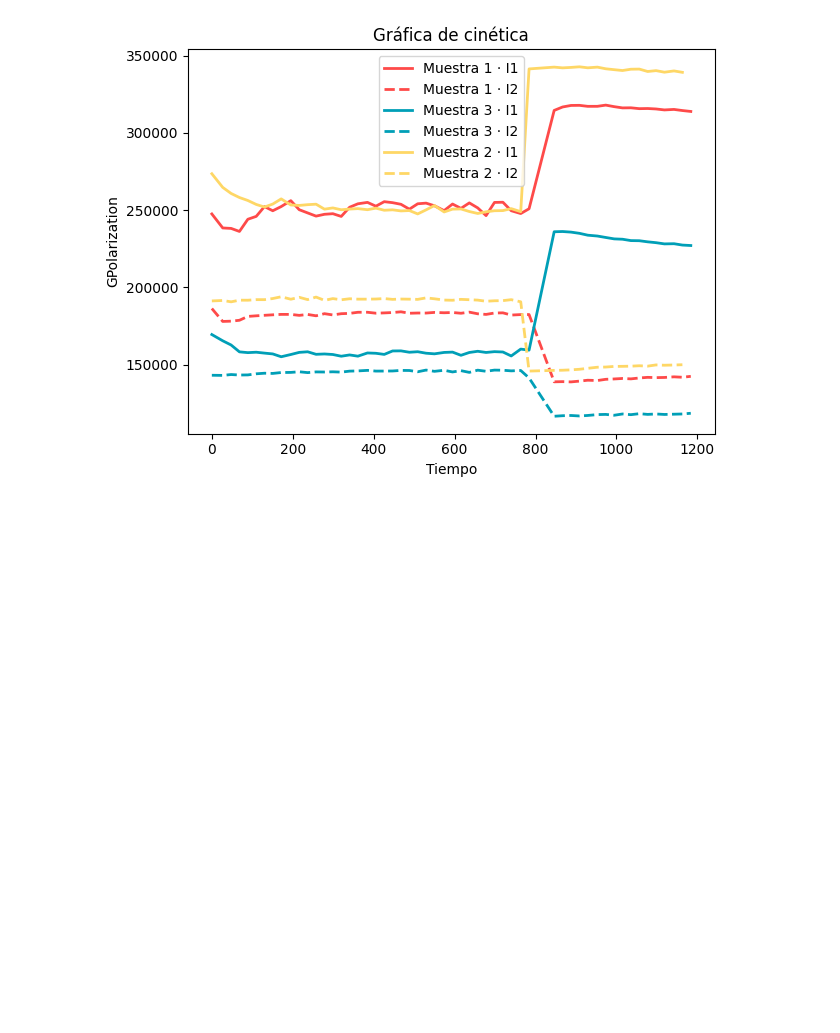
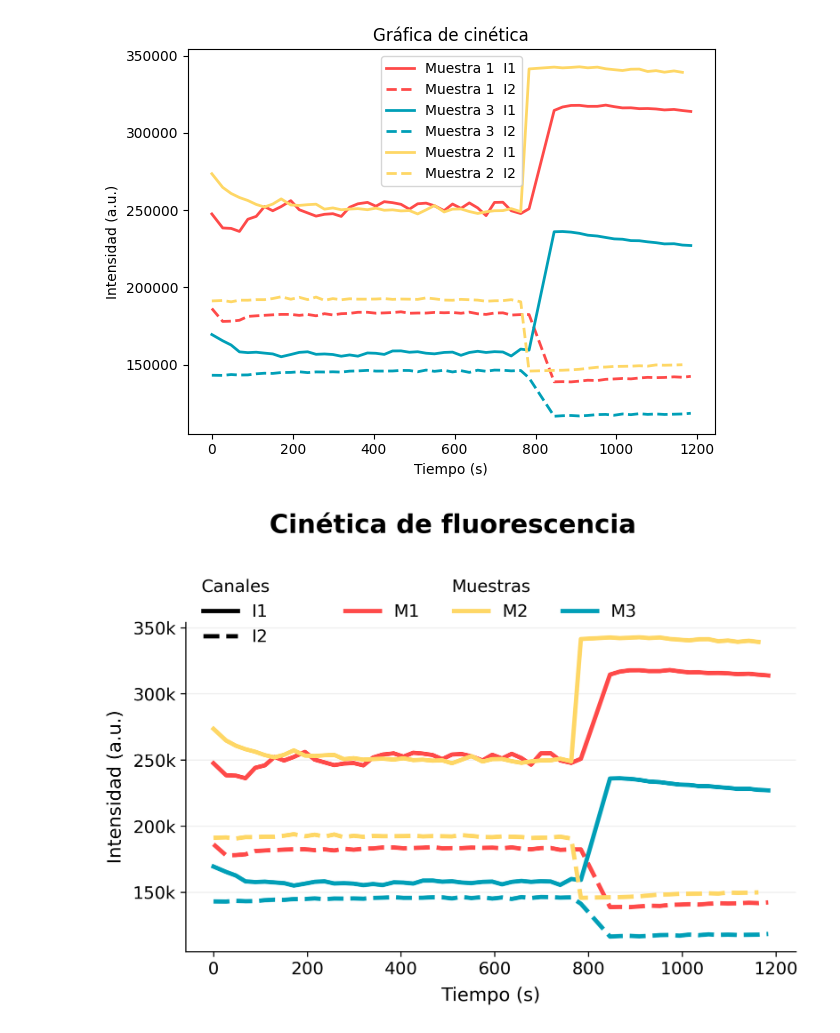
Before and after one commit to ValentinaRincon/Proyecto-exp, a Jupyter notebook: 20251031/gráficas.ipynb, the cells around one changed output. Drawn from its saved outputs; the diff is of its cells as text; code cells hidden in the pictures; blank space fills up the shorter version.

```diff
--- a/20251031/gráficas.ipynb
+++ b/20251031/gráficas.ipynb
@@ -48,14 +52,70 @@ for name, sub in df.groupby('Sample', sort=False):
     base = label_map.get(name, name)
     col  = color_map.get(base)
 
-    plt.plot(sub['Time'], sub['I1'], label=f'{base} · I1', color=col, linewidth=2)
-    plt.plot(sub['Time'], sub['I2'], label=f'{base} · I2', color=col, linewidth=2, linestyle='--')
+    plt.plot(sub['Time'], sub['I1'], label=f'{base}  I1', color=col, linewidth=2)
+    plt.plot(sub['Time'], sub['I2'], label=f'{base}  I2', color=col, linewidth=2, linestyle='--')
 
-plt.xlabel('Tiempo')
-plt.ylabel('GPolarization')
+plt.xlabel('Tiempo (s)')
+plt.ylabel('Intensidad (a.u.)')
 plt.title('Gráfica de cinética')
 plt.legend()
 plt.tight_layout()
 plt.show()
 # %% [output]
-[figure, old version]
+[figure, new version]
+# %%
+# Mapas
+label_map = {'Sample': 'M1', 'Blank': 'M2', 'Reference': 'M3'}
+order = ['M1', 'M2', 'M3']
+color_map = {'M1': '#fe4a49', 'M2': '#fed766', 'M3': '#009fb7'}
+
+df['Sample_es'] = df['Sample'].str.strip().map(label_map)
+df['Sample_es'] = pd.Categorical(df['Sample_es'], categories=order, ordered=True)
+
+fig, ax = plt.subplots(figsize=(7,5), dpi=300)
+
+for name, sub in df.groupby('Sample_es', sort=False):
+    col = color_map[name]
+    ax.plot(sub['Time'], sub['I1'], label=name, color=col, lw=3)
+    ax.plot(sub['Time'], sub['I2'], label=name, color=col, lw=3, ls='--')
+
+# Ejes, fuentes y formato
+ax.set_xlabel('Tiempo (s)', fontsize=13, labelpad=6)
+ax.set_ylabel('Intensidad (a.u.)', fontsize=13, labelpad=6)
+ax.tick_params(labelsize=12)
+ax.spines['top'].set_visible(False)
+ax.spines['right'].set_visible(False)
+ax.grid(axis='y', alpha=0.2)
+ax.yaxis.set_major_formatter(FuncFormatter(lambda x, pos: f'{int(x/1000)}k'))
+
+# Leyenda principal (colores = muestras)
+# Tomamos solo una entrada por muestra para evitar duplicados
+handles, labels = ax.get_legend_handles_labels()
+uniq = {}
+for h, l in zip(handles, labels):
+    if l not in uniq:
+        uniq[l] = h
+# reordenamos según 'order'
+ordered_labels  = [l for l in order if l in uniq]
+ordered_handles = [uniq[l] for l in ordered_labels]
+leg1 = ax.legend(ordered_handles, ordered_labels, title='Muestras', ncol=3,
+                 frameon=False, loc='upper center', bbox_to_anchor=(0.5, 1.18),
+                 fontsize=12, title_fontsize=12)
+
+# Mini-leyenda para estilos (I1/I2)
+style_handles = [
+    Line2D([0],[0], color='black', lw=3, ls='-',  label='I1'),
+    Line2D([0],[0], color='black', lw=3, ls='--', label='I2'),
+]
+leg2 = ax.legend(handles=style_handles, title='Canales', frameon=False,
+                 loc='upper left', bbox_to_anchor=(0.0, 1.18),
+                 fontsize=12, title_fontsize=12)
+
+ax.add_artist(leg1)  # mantener ambas leyendas
+
+fig.suptitle('Cinética de fluorescencia', fontsize=18, weight='bold', y=0.98)
+
+plt.tight_layout()
+plt.show()
+# %% [output]
+[figure, added]
```
Also changed, not shown: parts of 2 cells of this notebook.
